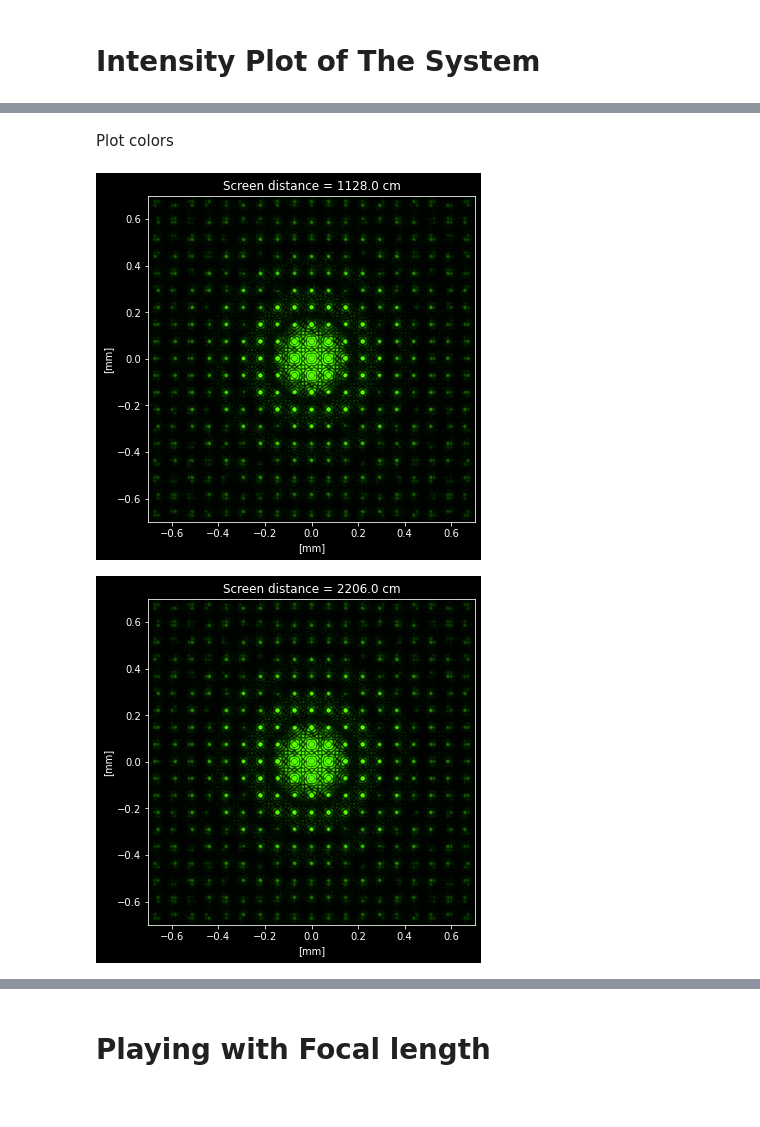
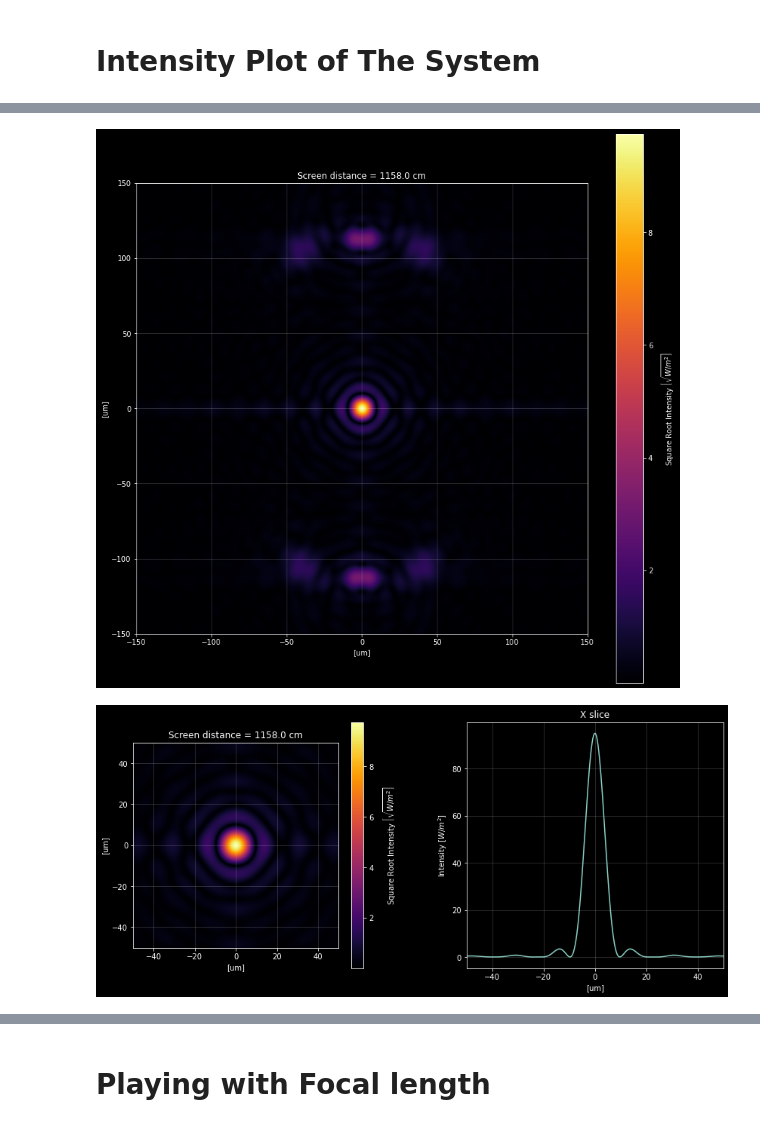
Before and after one commit to irfanimaduddin/doublestar_grating_diffraction, a Jupyter notebook: diffractsimv2.ipynb, the cells around one changed output, grey strips where cells are left out. Saved outputs shown, nothing was run; the diff lists cells and outputs as text; code cells hidden in the pictures.

```diff
--- a/diffractsimv2.ipynb
+++ b/diffractsimv2.ipynb
@@ -139,7 +141,3 @@ F.propagate(DIST_GRAT_LENS+DIST_PUPIL_GRAT)
 Add lens where the focal length values are:
 * $F_{visual} = 1078$ cm
 * $F_{photography} = 1072$ cm
-# %%
-# Uncomment one of these two lines
-F.add(Lens(f=F_VIS, radius=R_TEL)) # Visual Telescope
-# F.add(Lens(f=F_PHO, radius=R_TEL)) # Photography Telescope
@@ -196,13 +194,13 @@ F.plot_longitudinal_profile_intensity(longitudinal_profile_E, start_distance=DIS
-# %% [markdown]
-Plot colors
-# %%
-rgb = F.get_colors()
-
-F.plot_colors(rgb)
-# %% [output]
-[figure, removed]
-# %%
-F.compute_colors_at(F_VIS)
-F.plot_colors(rgb)
-# %% [output]
-[figure, removed]
+# %%
+#Plot the PSF of the telescope
+I = F.get_intensity()
+F.plot_intensity(I, grid = True, figsize = (14,14), square_root=True, units =um, xlim = [-150 * um, 150 * um], ylim = [-150*um, 150*um])
+# %% [output]
+[figure, added]
+# %%
+#Plot the PSF of the telescope
+
+I = F.get_intensity()
+F.plot_intensity(I, grid = True,figsize = (14,6), square_root=True, units =um, slice_y_pos = 0*mm, xlim = [-50 * um, 50 * um], ylim = [-50*um, 50*um])
+# %% [output]
+[figure, added]
```
Also changed, not shown: parts of 36 cells of this notebook, 2 other files.
